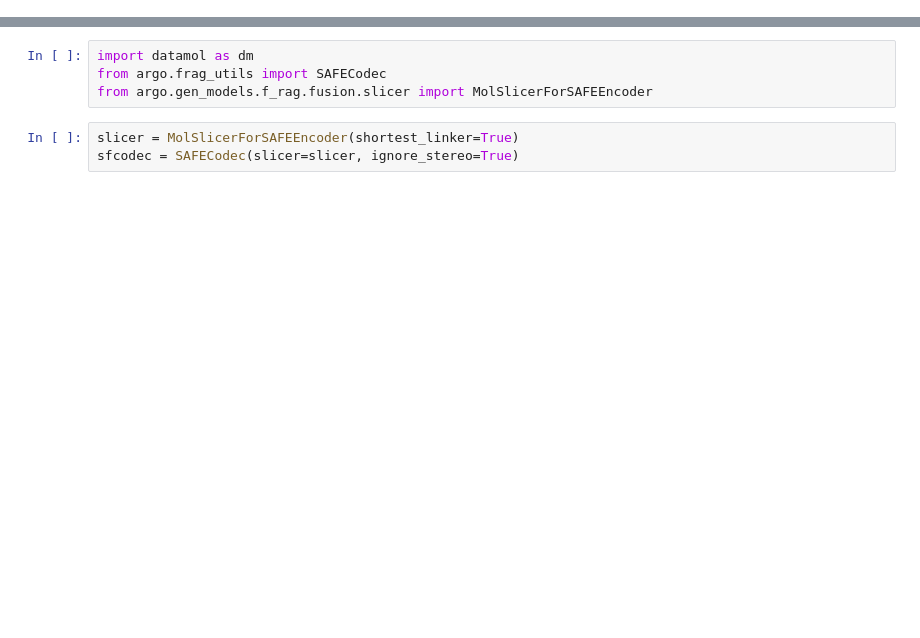
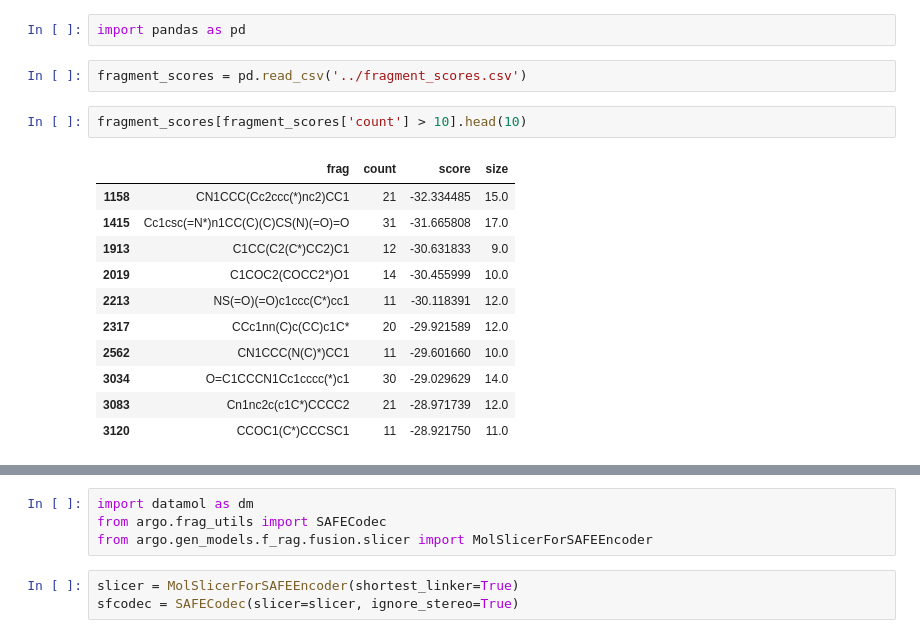
Before and after one commit to Popov-Lab-UNC/argo, a Jupyter notebook: notebooks/playground.ipynb, the cells around one changed output, grey strips where cells are left out. Drawn from its saved outputs; the diff is of its cells as text; blank space fills up the shorter version.

```diff
--- a/notebooks/playground.ipynb
+++ b/notebooks/playground.ipynb
@@ -0,0 +1,18 @@
+# %%
+import pandas as pd
+# %%
+fragment_scores = pd.read_csv('../fragment_scores.csv')
+# %%
+fragment_scores[fragment_scores['count'] > 10].head(10)
+# %% [output]
+|  | frag | count | score | size |
+| 1158 | CN1CCC(Cc2ccc(*)nc2)CC1 | 21 | -32.334485 | 15.0 |
+| 1415 | Cc1csc(=N*)n1CC(C)(C)CS(N)(=O)=O | 31 | -31.665808 | 17.0 |
+| 1913 | C1CC(C2(C*)CC2)C1 | 12 | -30.631833 | 9.0 |
+| 2019 | C1COC2(COCC2*)O1 | 14 | -30.455999 | 10.0 |
+| 2213 | NS(=O)(=O)c1ccc(C*)cc1 | 11 | -30.118391 | 12.0 |
+| 2317 | CCc1nn(C)c(CC)c1C* | 20 | -29.921589 | 12.0 |
+| 2562 | CN1CCC(N(C)*)CC1 | 11 | -29.601660 | 10.0 |
+| 3034 | O=C1CCCN1Cc1cccc(*)c1 | 30 | -29.029629 | 14.0 |
+| 3083 | Cn1nc2c(c1C*)CCCC2 | 21 | -28.971739 | 12.0 |
+| 3120 | CCOC1(C*)CCCSC1 | 11 | -28.921750 | 11.0 |
```
Also changed, not shown: parts of 10 cells of this notebook, 6 other files.
